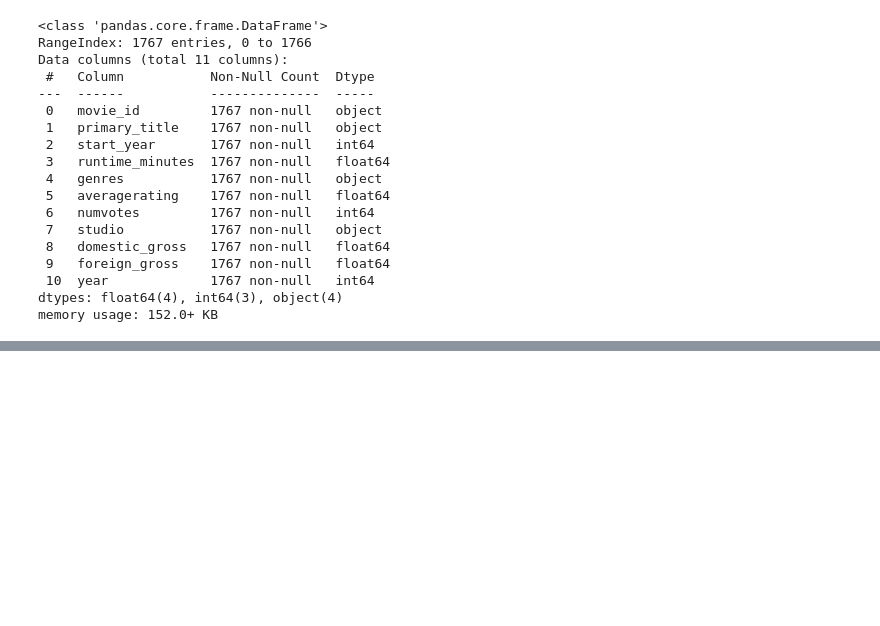
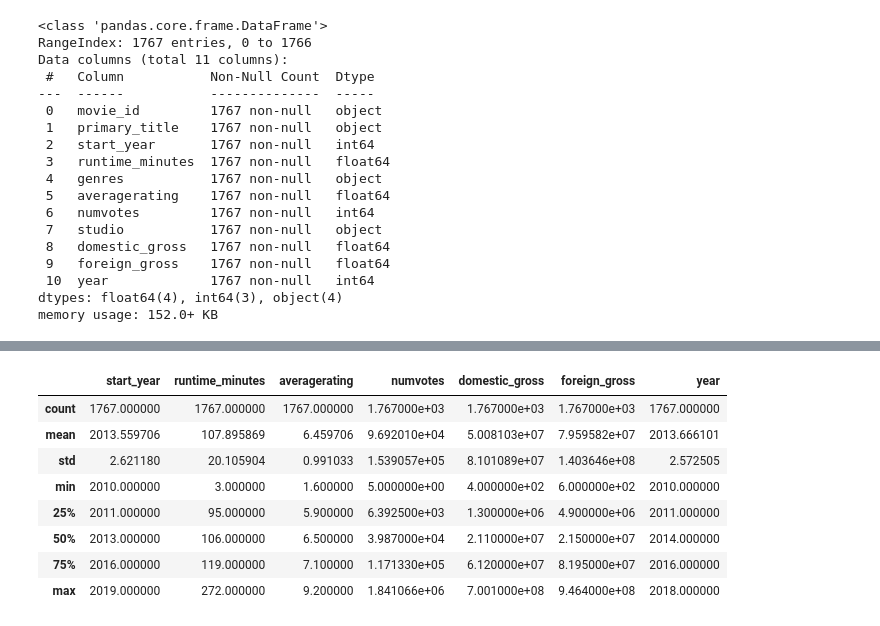
Before and after one commit to lynnndero/PHASE--1-PROJECT, a Jupyter notebook: Index.ipynb, the cells around one changed output, grey strips where cells are left out. Cells and saved outputs as stored; diff of their text form; code cells hidden in the pictures; blank space fills up the shorter version.

```diff
--- a/Index.ipynb
+++ b/Index.ipynb
@@ -399,0 +484,12 @@ movies_df_2['Total_gross'] = movies_df_2['domestic_gross']
+# %%
+movies_reviews_and_rating.describe()
+# %% [output]
+|  | start_year | runtime_minutes | averagerating | numvotes | domestic_gross | foreign_gross | year |
+| count | 1767.000000 | 1767.000000 | 1767.000000 | 1.767000e+03 | 1.767000e+03 | 1.767000e+03 | 1767.000000 |
+| mean | 2013.559706 | 107.895869 | 6.459706 | 9.692010e+04 | 5.008103e+07 | 7.959582e+07 | 2013.666101 |
+| std | 2.621180 | 20.105904 | 0.991033 | 1.539057e+05 | 8.101089e+07 | 1.403646e+08 | 2.572505 |
+| min | 2010.000000 | 3.000000 | 1.600000 | 5.000000e+00 | 4.000000e+02 | 6.000000e+02 | 2010.000000 |
+| 25% | 2011.000000 | 95.000000 | 5.900000 | 6.392500e+03 | 1.300000e+06 | 4.900000e+06 | 2011.000000 |
+| 50% | 2013.000000 | 106.000000 | 6.500000 | 3.987000e+04 | 2.110000e+07 | 2.150000e+07 | 2014.000000 |
+| 75% | 2016.000000 | 119.000000 | 7.100000 | 1.171330e+05 | 6.120000e+07 | 8.195000e+07 | 2016.000000 |
+| max | 2019.000000 | 272.000000 | 9.200000 | 1.841066e+06 | 7.001000e+08 | 9.464000e+08 | 2018.000000 |
```
Also changed, not shown: parts of 17 cells of this notebook.
